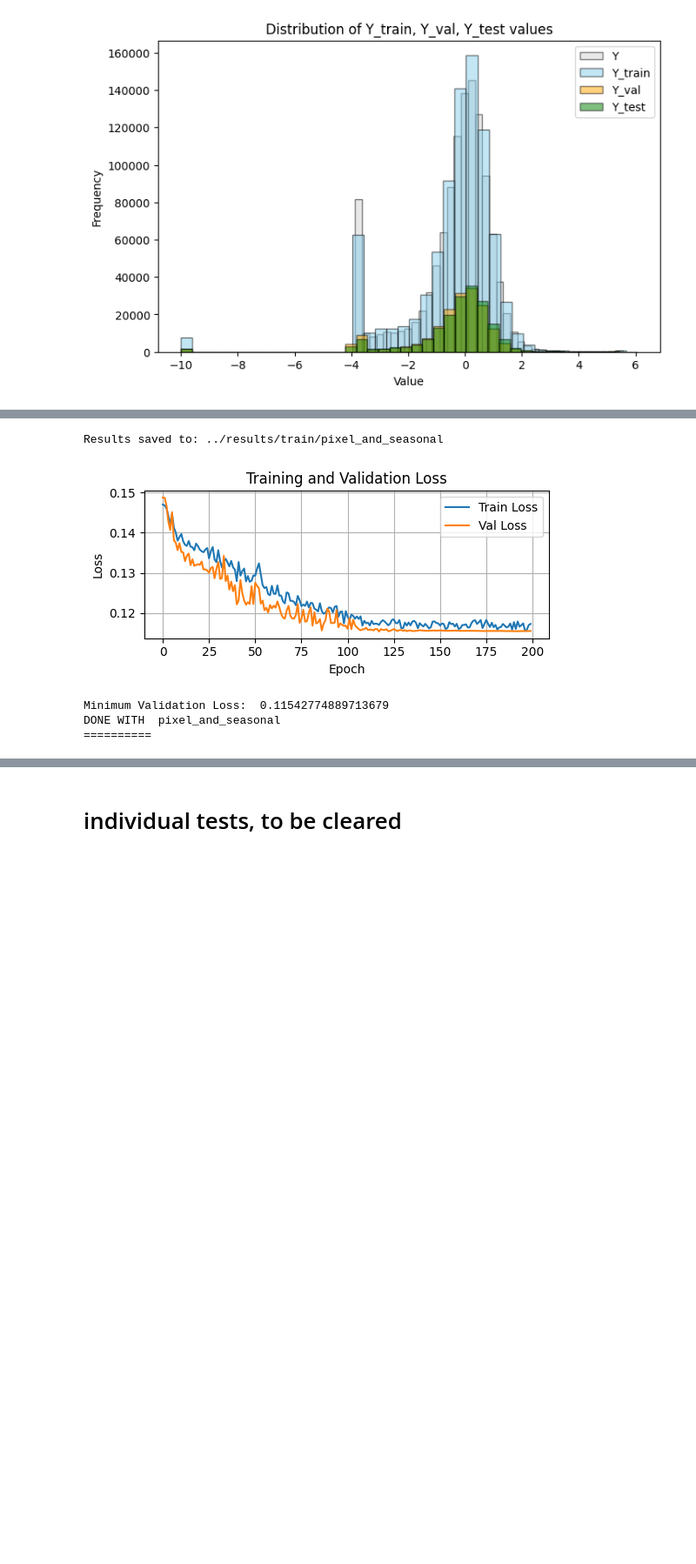
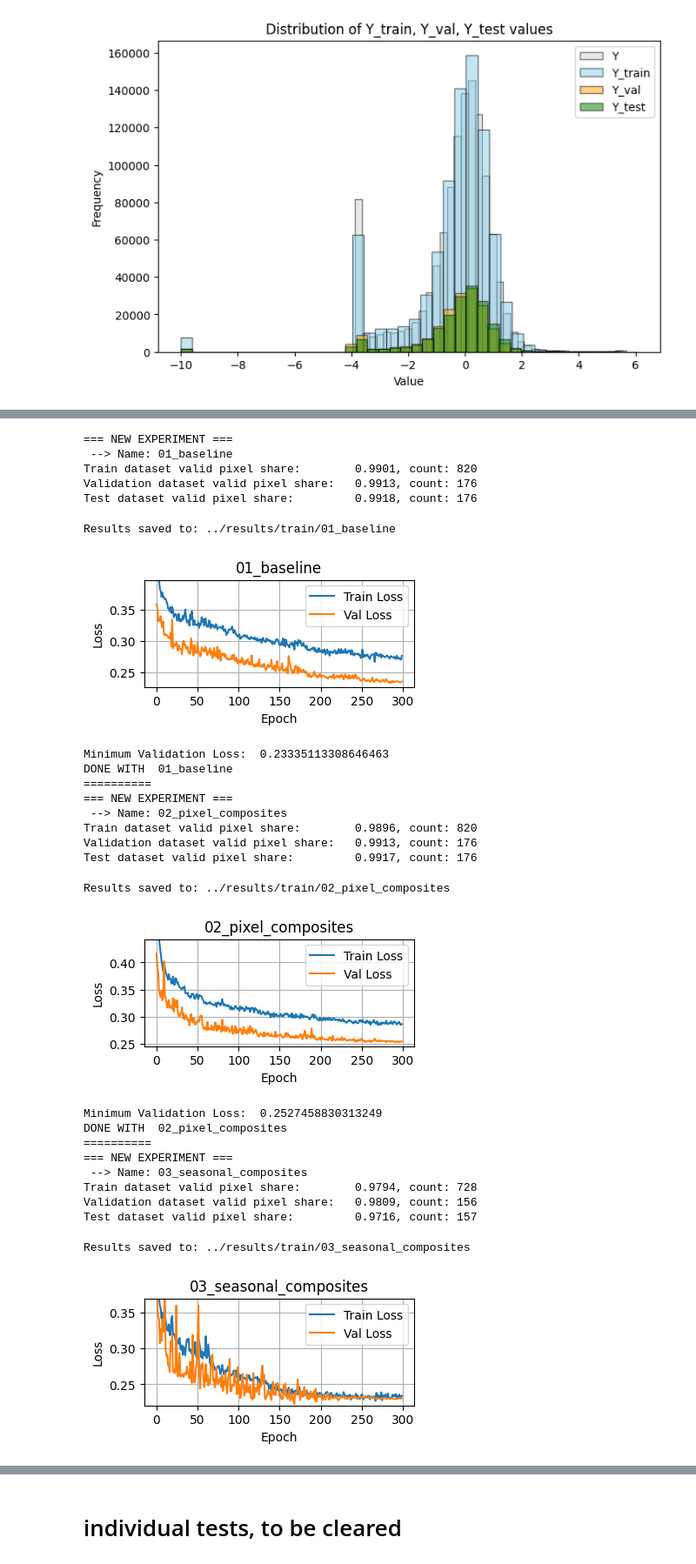
Before and after one commit to fizz-x/TreeHeads, a Jupyter notebook: src/run_main.ipynb, the cells around one changed output, grey strips where cells are left out. Shown at 87% size. Saved outputs shown, nothing was run; the diff lists cells and outputs as text; code cells hidden in the pictures; blank space fills up the shorter version.

Commit message:
training + eval update

```diff
--- a/src/run_main.ipynb
+++ b/src/run_main.ipynb
@@ -76,7 +78,7 @@ for exp_name in experiment_names:
     print(f"Validation dataset valid pixel share: \t{val_dataset.validshare():.4f}, count: {len(val_dataset)}")
     print(f"Test dataset valid pixel share: \t{test_dataset.validshare():.4f}, count: {len(test_dataset)}")
 
-    break
+
     # build model depending on in out channels, defined by the dataloaders
     model = md.build_unet(in_channels=X[0].shape[0], out_channels=Y[0].shape[0])
     #train model depending on config.
@@ -127,7 +149,7 @@ plt.show()
 with open('../configs/experiments.yaml', 'r') as f:
     experiments = yaml.safe_load(f)
     experiment_names = list(experiments.keys())
-    experiment_names = experiment_names[3:4]  # Select the first 6 experiment names
+    experiment_names = experiment_names[:7]  # Select the first 6 experiment names
 
 with open('../configs/normparams.yaml', 'r') as f:
     normparams = yaml.safe_load(f)
@@ -139,36 +167,64 @@ experiment_names
 # %%
+for exp_name in experiment_names:
 
-for exp_name in experiment_names:
-    sites, cfg = get_config(exp_name)
+    sites, cfg = cf.get_config(exp_name)
     global_config = md.global_config
-
+    print("=== NEW EXPERIMENT ===")
+    print(f" --> Name: {exp_name}")
     # Build dataset
-    X, Y = build_patched_dataset(cfg, sites, patch_size=32)
+    X, Y = dt.build_patched_dataset(cfg, sites, patch_size=32)
     # split into train/val/test (70/15/15) with your logic
-    (X_train, Y_train), (X_val, Y_val), (X_test, Y_test) = split_dataset(X, Y)
+    (X_train, Y_train), (X_val, Y_val), (X_test, Y_test) = dt.split_dataset(X, Y)
 
     # Syntax: X_train, X_val, X_test, y_train, y_val, y_test
     train_dataset = md.S2CanopyHeightDataset(X_train, Y_train)
     val_dataset = md.S2CanopyHeightDataset(X_val, Y_val)
     test_dataset = md.S2CanopyHeightDataset(X_test, Y_test)
 
-    train_loader = DataLoader(train_dataset, batch_size=global_config['batch_size'], shuffle=True)
-    val_loader = DataLoader(val_dataset, batch_size=global_config['batch_size'])
-    test_loader = DataLoader(test_dataset, batch_size=global_config['batch_size'])
+    train_loader = md.DataLoader(train_dataset, batch_size=global_config['batch_size'], shuffle=True)
+    val_loader = md.DataLoader(val_dataset, batch_size=global_config['batch_size'])
+    test_loader = md.DataLoader(test_dataset, batch_size=global_config['batch_size'])
+    print(f"Train dataset valid pixel share: \t{train_dataset.validshare():.4f}, count: {len(train_dataset)}")
+    print(f"Validation dataset valid pixel share: \t{val_dataset.validshare():.4f}, count: {len(val_dataset)}")
+    print(f"Test dataset valid pixel share: \t{test_dataset.validshare():.4f}, count: {len(test_dataset)}")
+
 
     # build model depending on in out channels, defined by the dataloaders
     model = md.build_unet(in_channels=X[0].shape[0], out_channels=Y[0].shape[0])
     #train model depending on config.
     model, logs = md.train_model(model, train_loader, val_loader, cfg, md.global_config)
 
     md.save_results(model, val_loader, test_loader, joint_normparams, logs, cfg)
-    eval.plot_val_loss(logs['train_loss'],logs['val_loss'])
+
+    eval.plot_val_loss(logs['train_loss'],logs['val_loss'], title=exp_name)
     print("Minimum Validation Loss: ", min(logs['val_loss']))
     print("DONE WITH ", exp_name)
     print("==========")
 # %% [output]
-Results saved to: ../results/train/pixel_and_seasonal
+=== NEW EXPERIMENT ===
+ --> Name: 01_baseline
+Train dataset valid pixel share:        0.9901, count: 820
+Validation dataset valid pixel share:   0.9913, count: 176
+Test dataset valid pixel share:         0.9918, count: 176
+Results saved to: ../results/train/01_baseline
-[figure, old version]
+[figure, new version]
-Minimum Validation Loss:  0.11542774889713679
-DONE WITH  pixel_and_seasonal
-==========
+Minimum Validation Loss:  0.23335113308646463
+DONE WITH  01_baseline
+==========
+=== NEW EXPERIMENT ===
+ --> Name: 02_pixel_composites
+Train dataset valid pixel share:        0.9896, count: 820
+Validation dataset valid pixel share:   0.9913, count: 176
+Test dataset valid pixel share:         0.9917, count: 176
+Results saved to: ../results/train/02_pixel_composites
+[figure, added]
+Minimum Validation Loss:  0.2527458830313249
+DONE WITH  02_pixel_composites
+==========
+=== NEW EXPERIMENT ===
+ --> Name: 03_seasonal_composites
+Train dataset valid pixel share:        0.9794, count: 728
+Validation dataset valid pixel share:   0.9809, count: 156
+Test dataset valid pixel share:         0.9716, count: 157
+Results saved to: ../results/train/03_seasonal_composites
+[figure, added]
```
Also changed, not shown: parts of 14 cells of this notebook, 4 other files.
